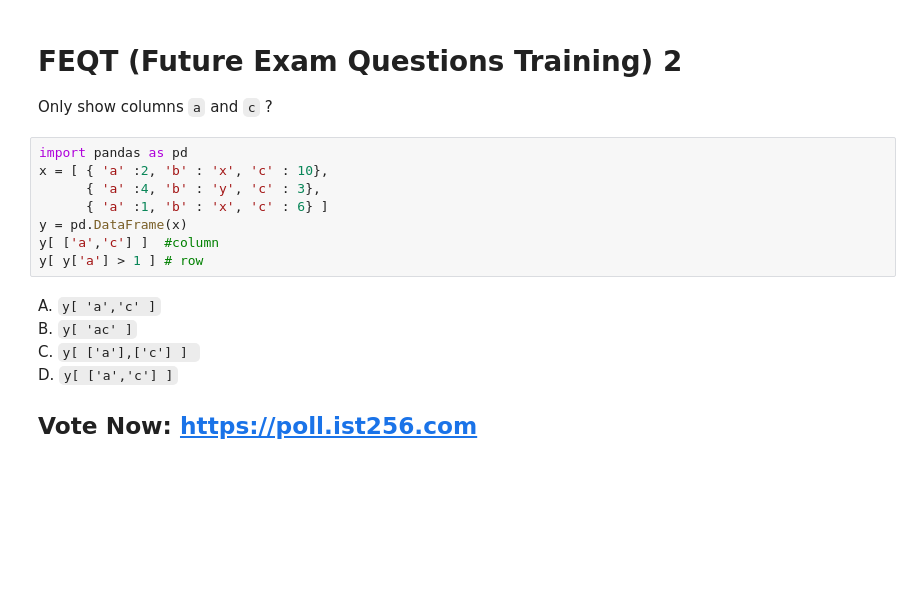
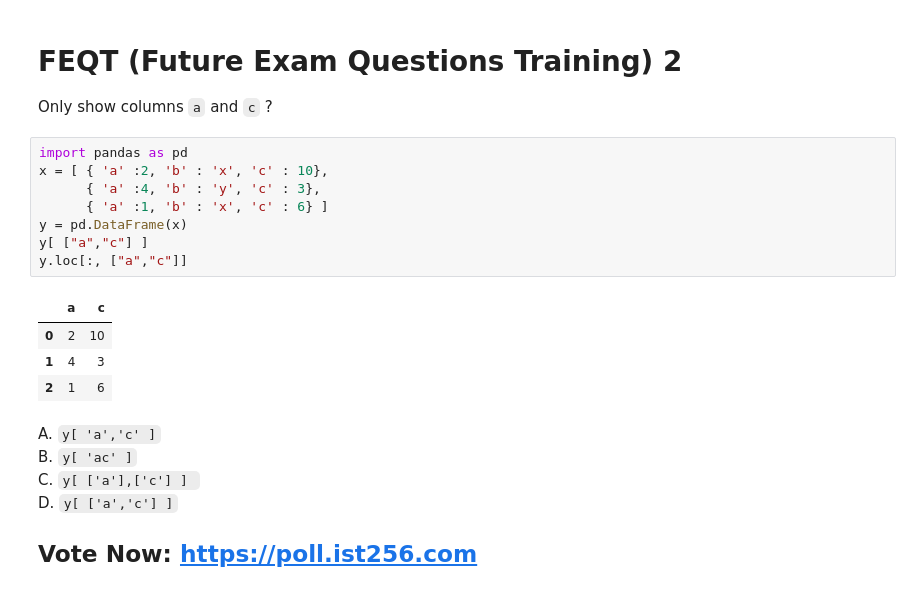
Before and after one commit to ist256/spring2025, a Jupyter notebook: lessons/12-Visualization/Slides.ipynb, the cells around one changed output. Saved outputs shown, nothing was run; the diff lists cells and outputs as text; blank space fills up the shorter version.

```diff
--- a/lessons/12-Visualization/Slides.ipynb
+++ b/lessons/12-Visualization/Slides.ipynb
@@ -39,11 +44,16 @@ Only show columns `a` and `c` ?
 # %%
 import pandas as pd
 x = [ { 'a' :2, 'b' : 'x', 'c' : 10},
       { 'a' :4, 'b' : 'y', 'c' : 3},
       { 'a' :1, 'b' : 'x', 'c' : 6} ]
 y = pd.DataFrame(x)
-y[ ['a','c'] ]  #column
-y[ y['a'] > 1 ] # row
+y[ ["a","c"] ]
+y.loc[:, ["a","c"]]
+# %% [output]
+|  | a | c |
+| 0 | 2 | 10 |
+| 1 | 4 | 3 |
+| 2 | 1 | 6 |
 # %% [markdown]
 A. `y[ 'a','c' ]`
 B. `y[ 'ac' ]`
```
Also changed, not shown: parts of 1 cell of this notebook, 2 other files.
